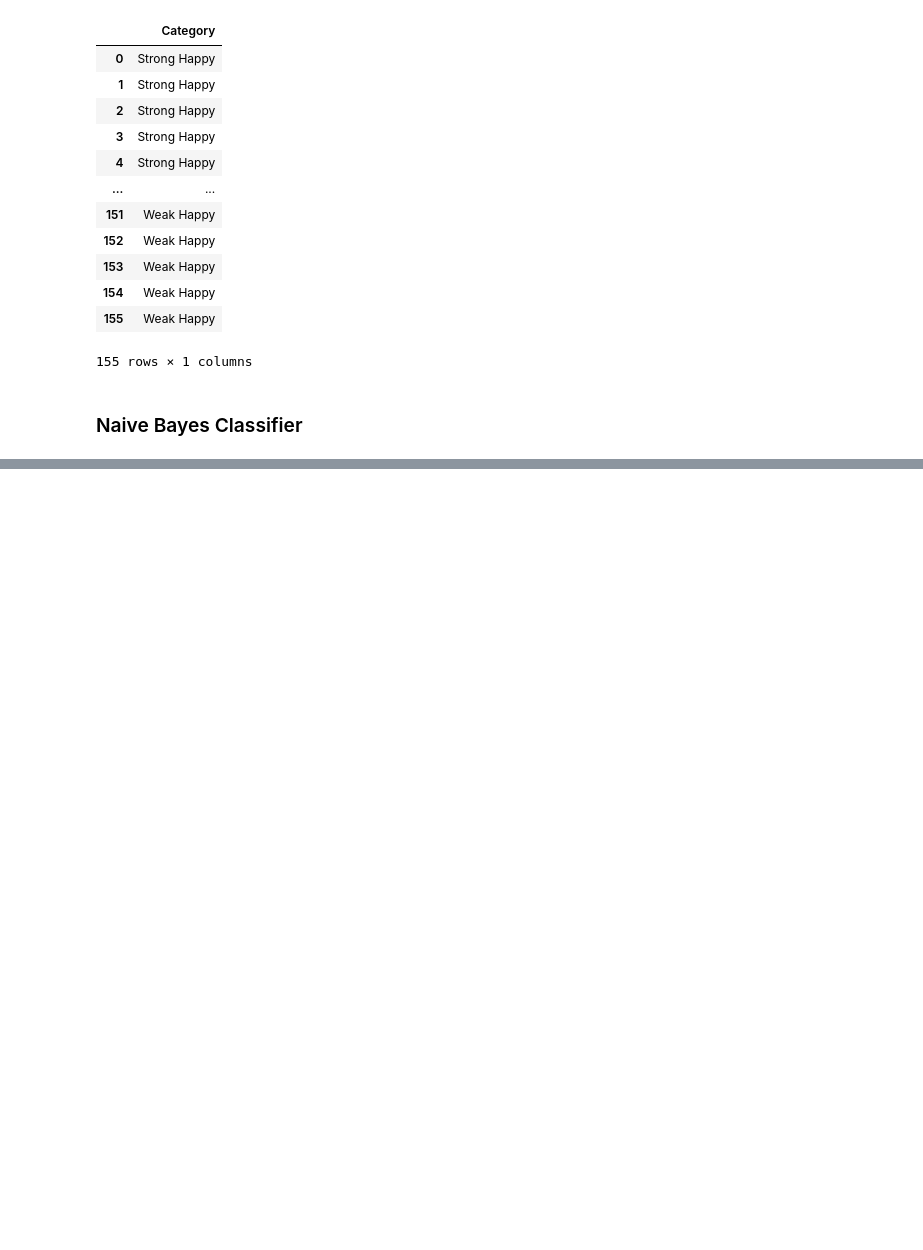
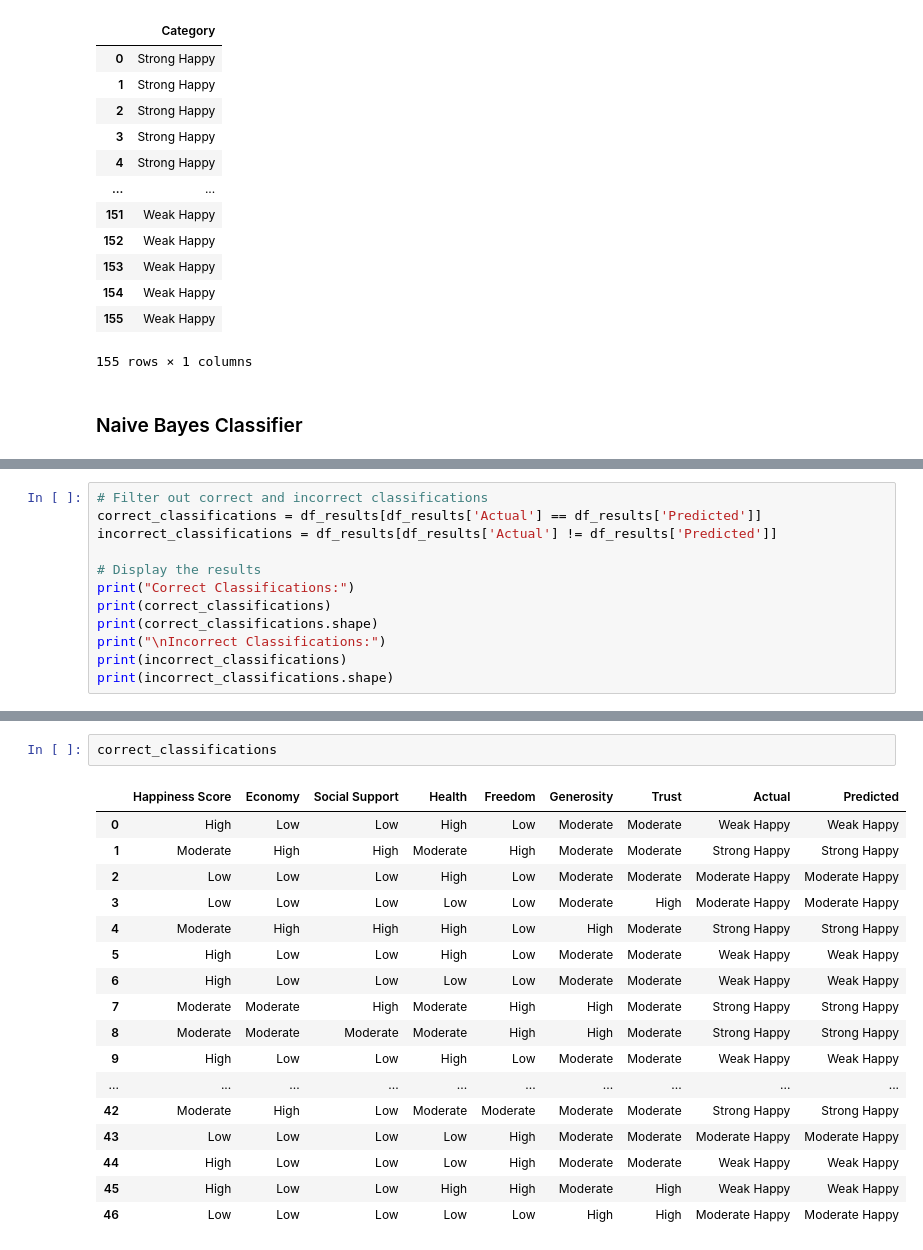
Before and after one commit to fairuznawar122/World-Happiness-Classification, a Jupyter notebook: World-Happiness-Classification: Naive Bayes.ipynb, the cells around one changed output, grey strips where cells are left out. Drawn from its saved outputs; the diff is of its cells as text; blank space fills up the shorter version.

```diff
--- a/World-Happiness-Classification: Naive Bayes.ipynb
+++ b/World-Happiness-Classification: Naive Bayes.ipynb
@@ -447,0 +524,12 @@ df
+# %%
+# Filter out correct and incorrect classifications
+correct_classifications = df_results[df_results['Actual'] == df_results['Predicted']]
+incorrect_classifications = df_results[df_results['Actual'] != df_results['Predicted']]
+
+# Display the results
+print("Correct Classifications:")
+print(correct_classifications)
+print(correct_classifications.shape)
+print("\nIncorrect Classifications:")
+print(incorrect_classifications)
+print(incorrect_classifications.shape)
@@ -447,0 +564,20 @@ df
+# %%
+correct_classifications
+# %% [output]
+|  | Happiness Score | Economy | Social Support | Health | Freedom | Generosity | Trust | Actual | Predicted |
+| 0 | High | Low | Low | High | Low | Moderate | Moderate | Weak Happy | Weak Happy |
+| 1 | Moderate | High | High | Moderate | High | Moderate | Moderate | Strong Happy | Strong Happy |
+| 2 | Low | Low | Low | High | Low | Moderate | Moderate | Moderate Happy | Moderate Happy |
+| 3 | Low | Low | Low | Low | Low | Moderate | High | Moderate Happy | Moderate Happy |
+| 4 | Moderate | High | High | High | Low | High | Moderate | Strong Happy | Strong Happy |
+| 5 | High | Low | Low | High | Low | Moderate | Moderate | Weak Happy | Weak Happy |
+| 6 | High | Low | Low | Low | Low | Moderate | Moderate | Weak Happy | Weak Happy |
+| 7 | Moderate | Moderate | High | Moderate | High | High | Moderate | Strong Happy | Strong Happy |
+| 8 | Moderate | Moderate | Moderate | Moderate | High | High | Moderate | Strong Happy | Strong Happy |
+| 9 | High | Low | Low | High | Low | Moderate | Moderate | Weak Happy | Weak Happy |
+| ... | ... | ... | ... | ... | ... | ... | ... | ... | ... |
+| 42 | Moderate | High | Low | Moderate | Moderate | Moderate | Moderate | Strong Happy | Strong Happy |
+| 43 | Low | Low | Low | Low | High | Moderate | Moderate | Moderate Happy | Moderate Happy |
+| 44 | High | Low | Low | Low | High | Moderate | Moderate | Weak Happy | Weak Happy |
+| 45 | High | Low | Low | High | High | Moderate | High | Weak Happy | Weak Happy |
+| 46 | Low | Low | Low | Low | Low | High | High | Moderate Happy | Moderate Happy |
```
Also changed, not shown: parts of 5 cells of this notebook.
